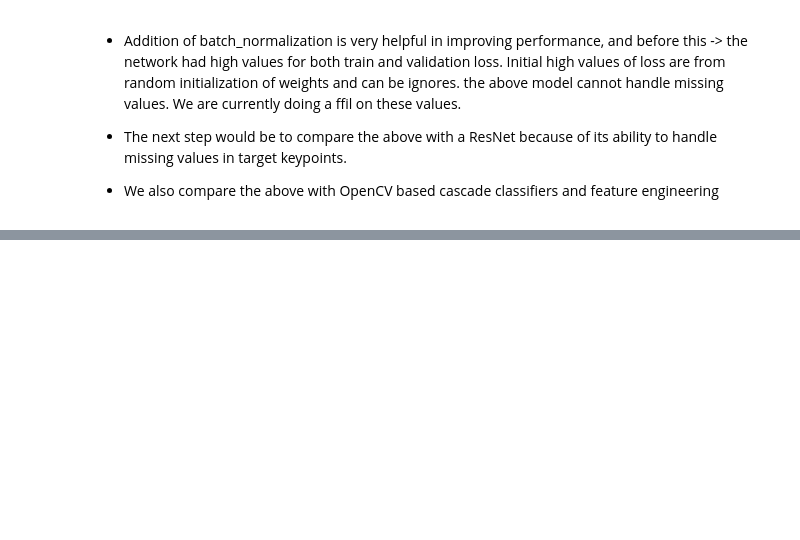
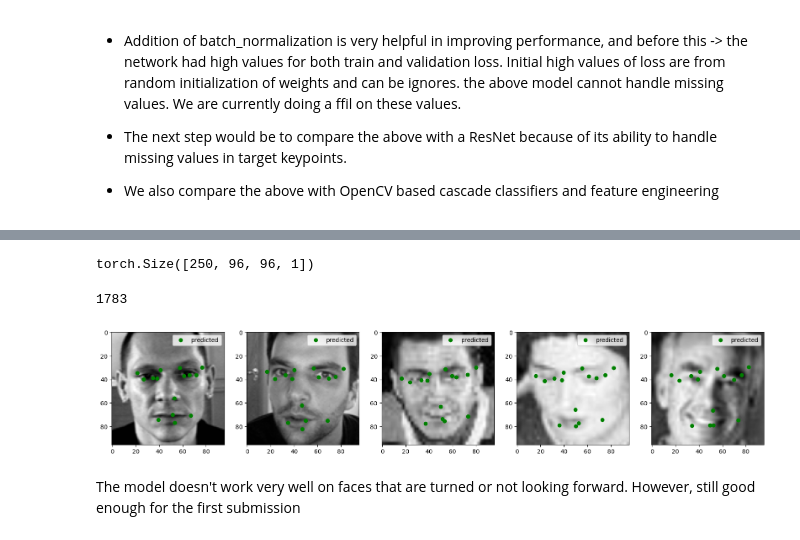
Before and after one commit to sunny1401/backbone_models_cv_nlp, a Jupyter notebook: src/cv/model_pipelines/notebooks/facial_keypoint_recognition_vanilla_cnn_kaggle_submission.ipynb, the cells around one changed output, grey strips where cells are left out. Cells and saved outputs as stored; diff of their text form; code cells hidden in the pictures; blank space fills up the shorter version.

Commit message:
submitted scores for facial keypoint vanilla

```diff
--- a/src/cv/model_pipelines/notebooks/facial_keypoint_recognition.ipynb
+++ b/src/cv/model_pipelines/notebooks/facial_keypoint_recognition_vanilla_cnn_kaggle_submission.ipynb
@@ -262,0 +284,55 @@ model = facial_keypoint_pipeline.best_model
+# %%
+test_dataloader = []
+
+i = 0
+batch_size = 250
+dataset_finished = False
+current_end = batch_size
+while(current_end <= len(fkd_test)):
+    test_dataloader.append(torch.from_numpy(np.array([fkd_test[j]["image"] for j in range(i, current_end)])))
+    if dataset_finished:
+        break
+    i = current_end
+    current_end += batch_size
+    if current_end > len(fkd_test):
+        current_end = len(fkd_test)
+        dataset_finished = True
+# %%
+test_dataloader[0].shape
+# %% [output]
+torch.Size([250, 96, 96, 1])
+# %%
+output_keyp = []
+for data in test_dataloader:
+    image = data.type(torch.FloatTensor)
+    # inp is shape (N, C, H, W)
+    image = image.reshape(image.shape[0], image.shape[-1], image.shape[1], image.shape[2])
+    image = image.to(facial_keypoint_pipeline.model_training_config.device)
+    outputs = facial_keypoint_pipeline.best_model(image).cpu().data.numpy()
+    output_keyp.append(outputs)
+# %%
+predictions = [preds for batch in output_keyp for preds in batch]
+# %%
+len(predictions)
+# %% [output]
+1783
+# %%
+from matplotlib import pyplot as plt
+def visualize_test_data(image_data, predictions, n_cols=5):
+    fig, axes = plt.subplots(nrows=1, ncols=n_cols, figsize=(20,12))
+
+    for row in range(n_cols):
+        sample_idx = np.random.choice(len(image_data))
+        img = image_data[sample_idx]["image"].reshape(96,96)
+        predicted = predictions[sample_idx]
+
+        predicted = np.vstack(np.split(predicted, 15)).T
+        axes[row].imshow(img, cmap='gray')
+        axes[row].plot(predicted[0], predicted[1], 'o', color='green', label='predicted')
+        axes[row].legend()
+# %%
+visualize_test_data(image_data=fkd_test, predictions=predictions)
+# %% [output]
+[figure, added]
+# %% [markdown]
+The model doesn't work very well on faces that are turned or not looking forward. However, still good enough for the first submission
```
Also changed, not shown: parts of 21 cells of this notebook, 6 other files.
